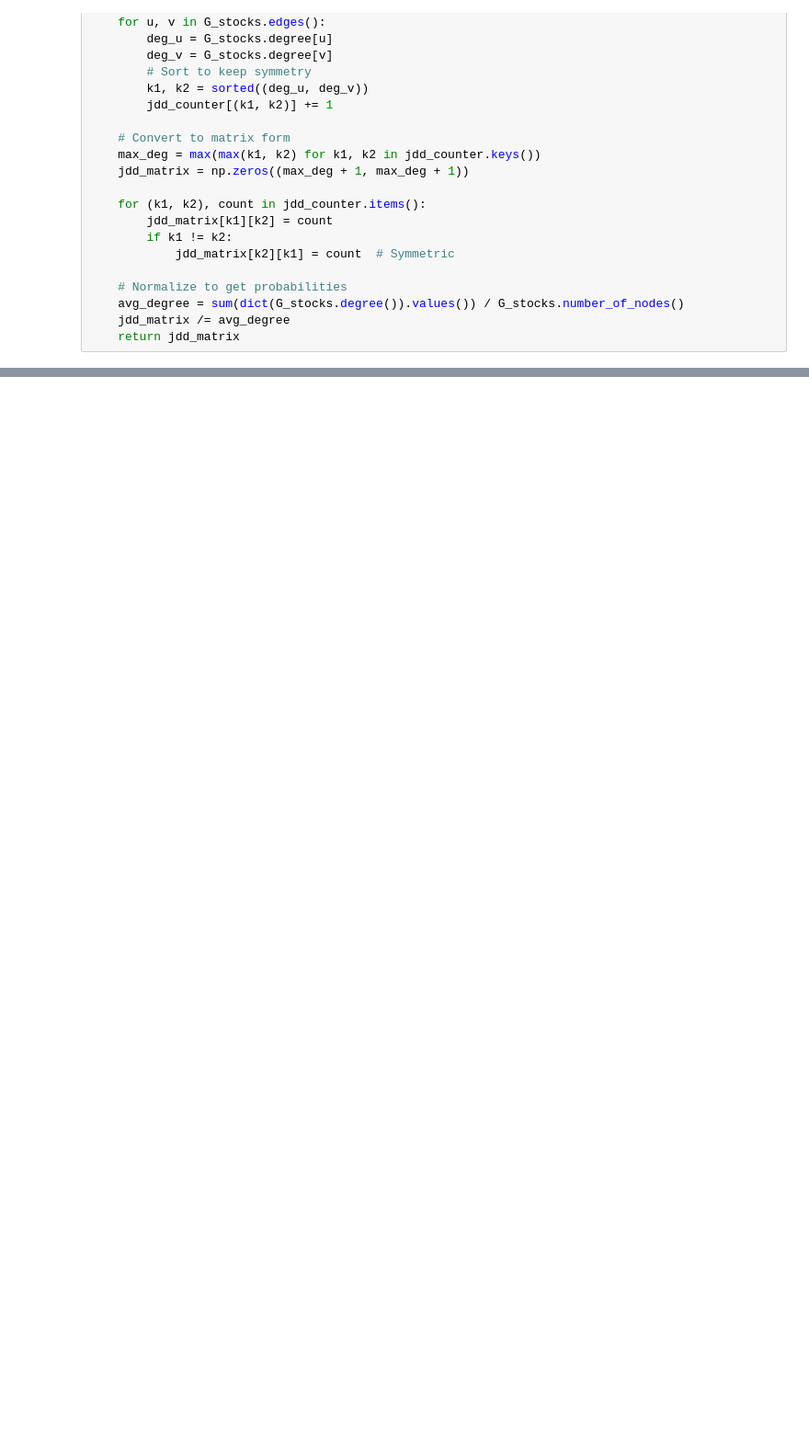
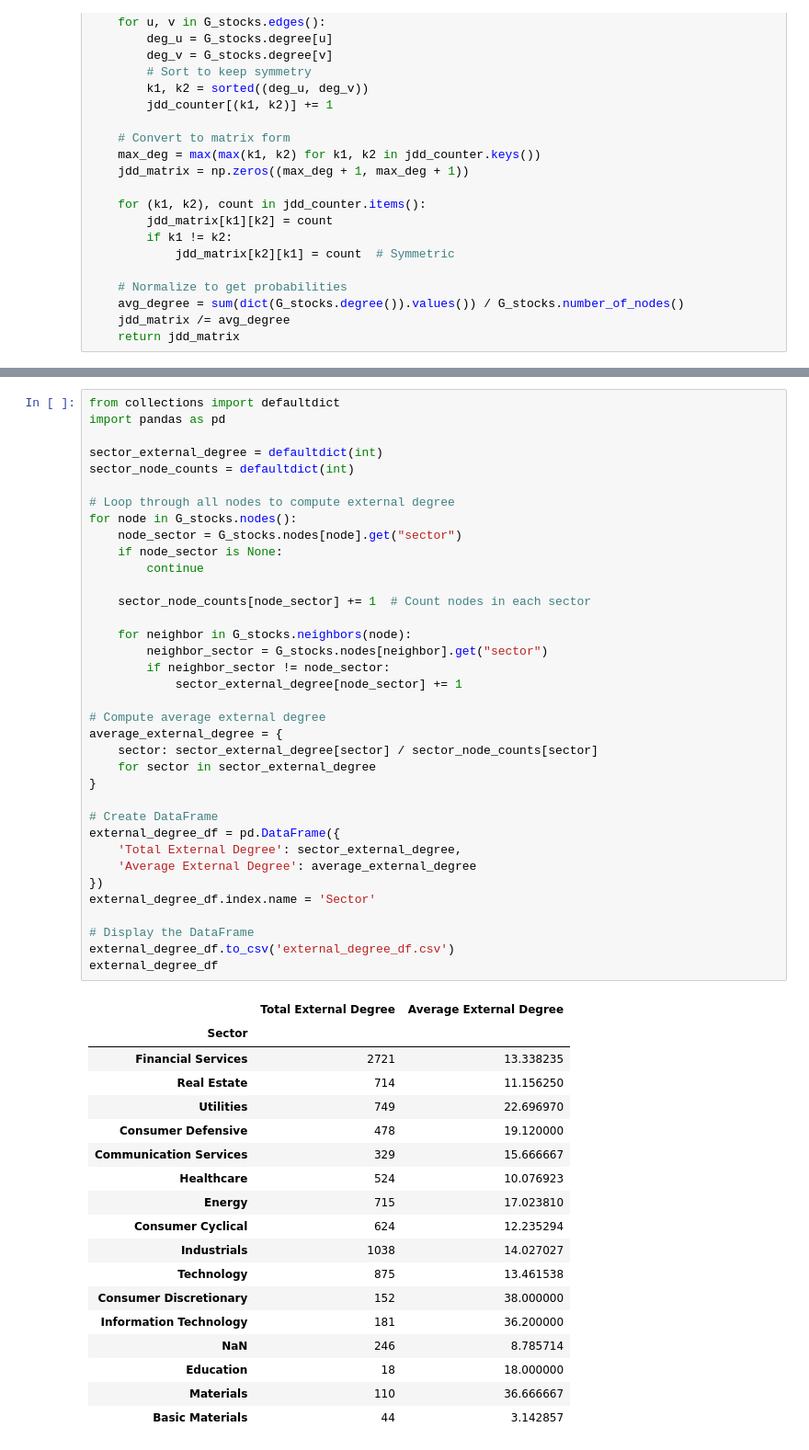
Before and after one commit to Sankalp-Bartwal/stock-correlation-study, a Jupyter notebook: networkDiagram.ipynb, the cells around one changed output, grey strips where cells are left out. Shown at 92% size. Drawn from its saved outputs; the diff is of its cells as text; blank space fills up the shorter version.

```diff
--- a/networkDiagram.ipynb
+++ b/networkDiagram.ipynb
@@ -1023,0 +1079,55 @@ plot_joint_degree_distribution(avg_jdd_null, title='Average JDD from 100 Null Mo
+# %%
+from collections import defaultdict
+import pandas as pd
+
+sector_external_degree = defaultdict(int)
+sector_node_counts = defaultdict(int)
+
+# Loop through all nodes to compute external degree
+for node in G_stocks.nodes():
+    node_sector = G_stocks.nodes[node].get("sector")
+    if node_sector is None:
+        continue
+
+    sector_node_counts[node_sector] += 1  # Count nodes in each sector
+
+    for neighbor in G_stocks.neighbors(node):
+        neighbor_sector = G_stocks.nodes[neighbor].get("sector")
+        if neighbor_sector != node_sector:
+            sector_external_degree[node_sector] += 1
+
+# Compute average external degree
+average_external_degree = {
+    sector: sector_external_degree[sector] / sector_node_counts[sector]
+    for sector in sector_external_degree
+}
+
+# Create DataFrame
+external_degree_df = pd.DataFrame({
+    'Total External Degree': sector_external_degree,
+    'Average External Degree': average_external_degree
+})
+external_degree_df.index.name = 'Sector'
+
+# Display the DataFrame
+external_degree_df.to_csv('external_degree_df.csv')
+external_degree_df
+# %% [output]
+|  | Total External Degree | Average External Degree |
+| Sector |  |  |
+| Financial Services | 2721 | 13.338235 |
+| Real Estate | 714 | 11.156250 |
+| Utilities | 749 | 22.696970 |
+| Consumer Defensive | 478 | 19.120000 |
+| Communication Services | 329 | 15.666667 |
+| Healthcare | 524 | 10.076923 |
+| Energy | 715 | 17.023810 |
+| Consumer Cyclical | 624 | 12.235294 |
+| Industrials | 1038 | 14.027027 |
+| Technology | 875 | 13.461538 |
+| Consumer Discretionary | 152 | 38.000000 |
+| Information Technology | 181 | 36.200000 |
+| NaN | 246 | 8.785714 |
+| Education | 18 | 18.000000 |
+| Materials | 110 | 36.666667 |
+| Basic Materials | 44 | 3.142857 |
```
Also changed, not shown: parts of 5 cells of this notebook, 4 other files.
